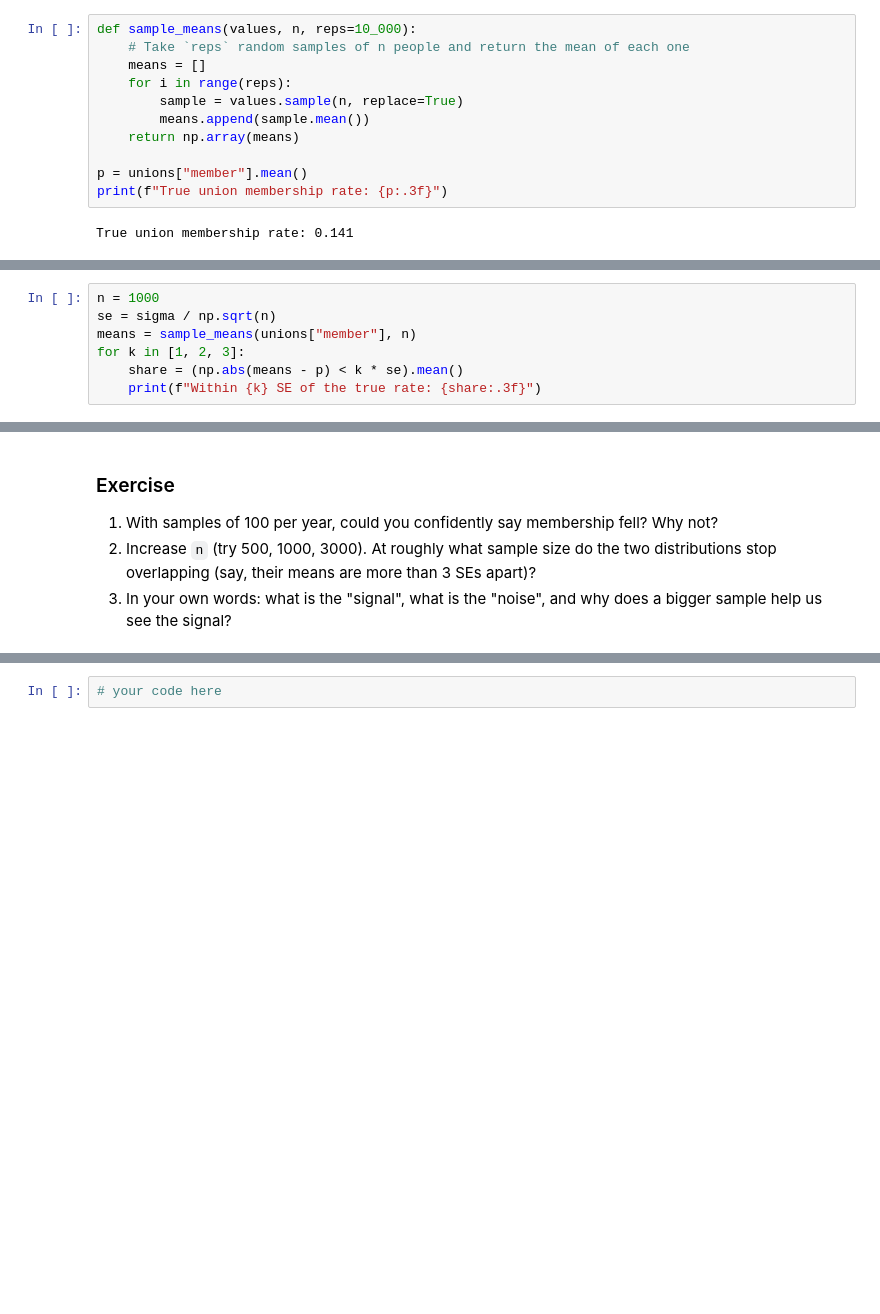
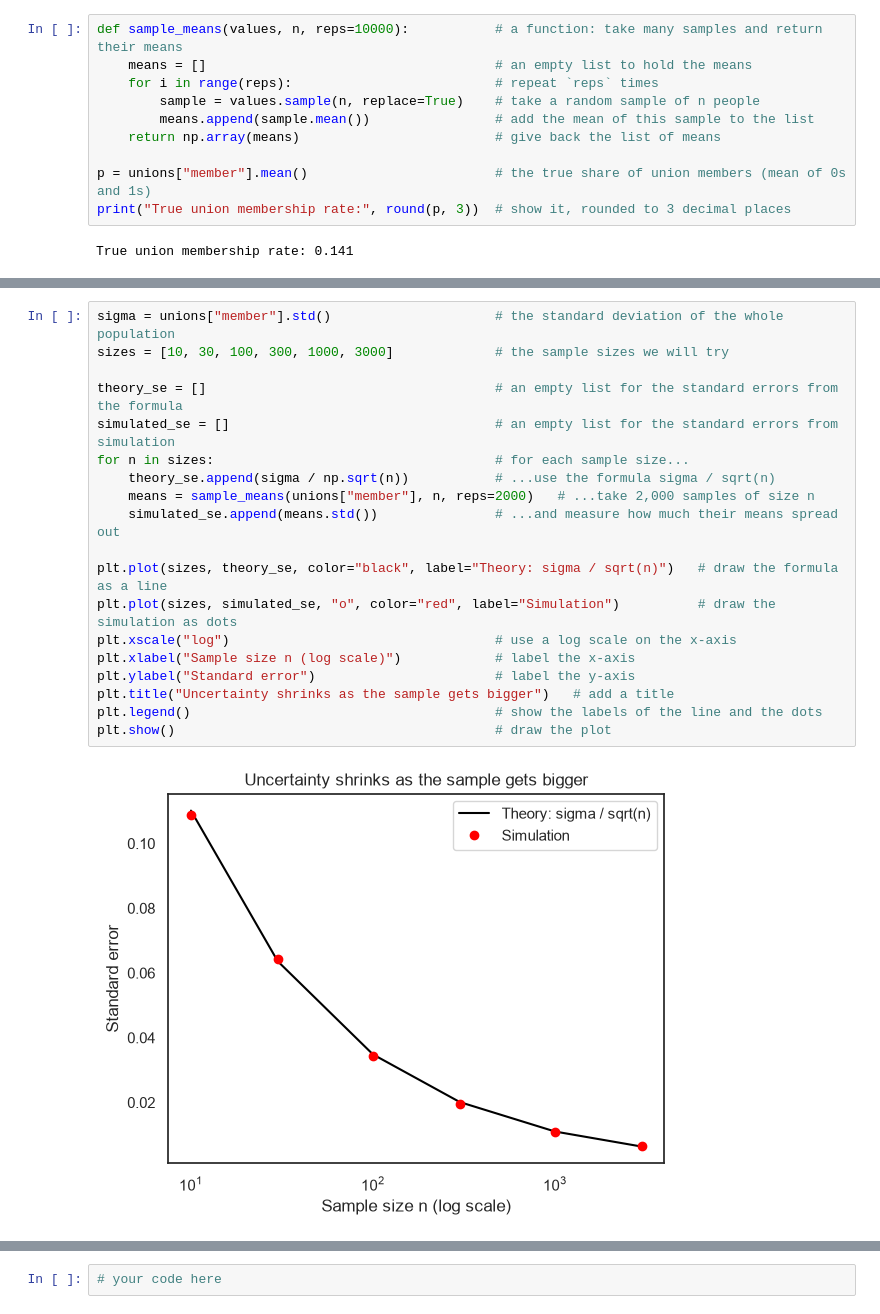
Before and after one commit to haofiona-hub/QM2, a Jupyter notebook: notebooks/W06. Hypothesis Testing.ipynb, the cells around one changed output, grey strips where cells are left out. Saved outputs shown, nothing was run; the diff lists cells and outputs as text; blank space fills up the shorter version.

```diff
--- a/notebooks/W06. Hypothesis Testing.ipynb
+++ b/notebooks/W06. Hypothesis Testing.ipynb
@@ -68,13 +51,12 @@ where $\sigma$ is the population standard deviation. Let's check that against si
 # %%
-def sample_means(values, n, reps=10_000):
-    # Take `reps` random samples of n people and return the mean of each one
-    means = []
-    for i in range(reps):
-        sample = values.sample(n, replace=True)
-        means.append(sample.mean())
-    return np.array(means)
+def sample_means(values, n, reps=10000):           # a function: take many samples and return their means
+    means = []                                     # an empty list to hold the means
+    for i in range(reps):                          # repeat `reps` times
+        sample = values.sample(n, replace=True)    # take a random sample of n people
+        means.append(sample.mean())                # add the mean of this sample to the list
+    return np.array(means)                         # give back the list of means
 
-p = unions["member"].mean()
-print(f"True union membership rate: {p:.3f}")
+p = unions["member"].mean()                        # the true share of union members (mean of 0s and 1s)
+print("True union membership rate:", round(p, 3))  # show it, rounded to 3 decimal places
 # %% [output]
 True union membership rate: 0.141
@@ -97,7 +62,0 @@ Because the sampling distribution is normal, the 68-95-99.7 rule applies: about
-# %%
-n = 1000
-se = sigma / np.sqrt(n)
-means = sample_means(unions["member"], n)
-for k in [1, 2, 3]:
-    share = (np.abs(means - p) < k * se).mean()
-    print(f"Within {k} SE of the true rate: {share:.3f}")
@@ -147,6 +63,21 @@ True rate 1990: 0.187   2013: 0.141
-# %% [markdown]
-### Exercise
-
-1. With samples of 100 per year, could you confidently say membership fell? Why not?
-2. Increase `n` (try 500, 1000, 3000). At roughly what sample size do the two distributions stop overlapping (say, their means are more than 3 SEs apart)?
-3. In your own words: what is the "signal", what is the "noise", and why does a bigger sample help us see the signal?
+# %%
+sigma = unions["member"].std()                     # the standard deviation of the whole population
+sizes = [10, 30, 100, 300, 1000, 3000]             # the sample sizes we will try
+
+theory_se = []                                     # an empty list for the standard errors from the formula
+simulated_se = []                                  # an empty list for the standard errors from simulation
+for n in sizes:                                    # for each sample size...
+    theory_se.append(sigma / np.sqrt(n))           # ...use the formula sigma / sqrt(n)
+    means = sample_means(unions["member"], n, reps=2000)   # ...take 2,000 samples of size n
+    simulated_se.append(means.std())               # ...and measure how much their means spread out
+
+plt.plot(sizes, theory_se, color="black", label="Theory: sigma / sqrt(n)")   # draw the formula as a line
+plt.plot(sizes, simulated_se, "o", color="red", label="Simulation")          # draw the simulation as dots
+plt.xscale("log")                                  # use a log scale on the x-axis
+plt.xlabel("Sample size n (log scale)")            # label the x-axis
+plt.ylabel("Standard error")                       # label the y-axis
+plt.title("Uncertainty shrinks as the sample gets bigger")   # add a title
+plt.legend()                                       # show the labels of the line and the dots
+plt.show()                                         # draw the plot
+# %% [output]
+[figure, added]
```
Also changed, not shown: parts of 88 cells of this notebook.
